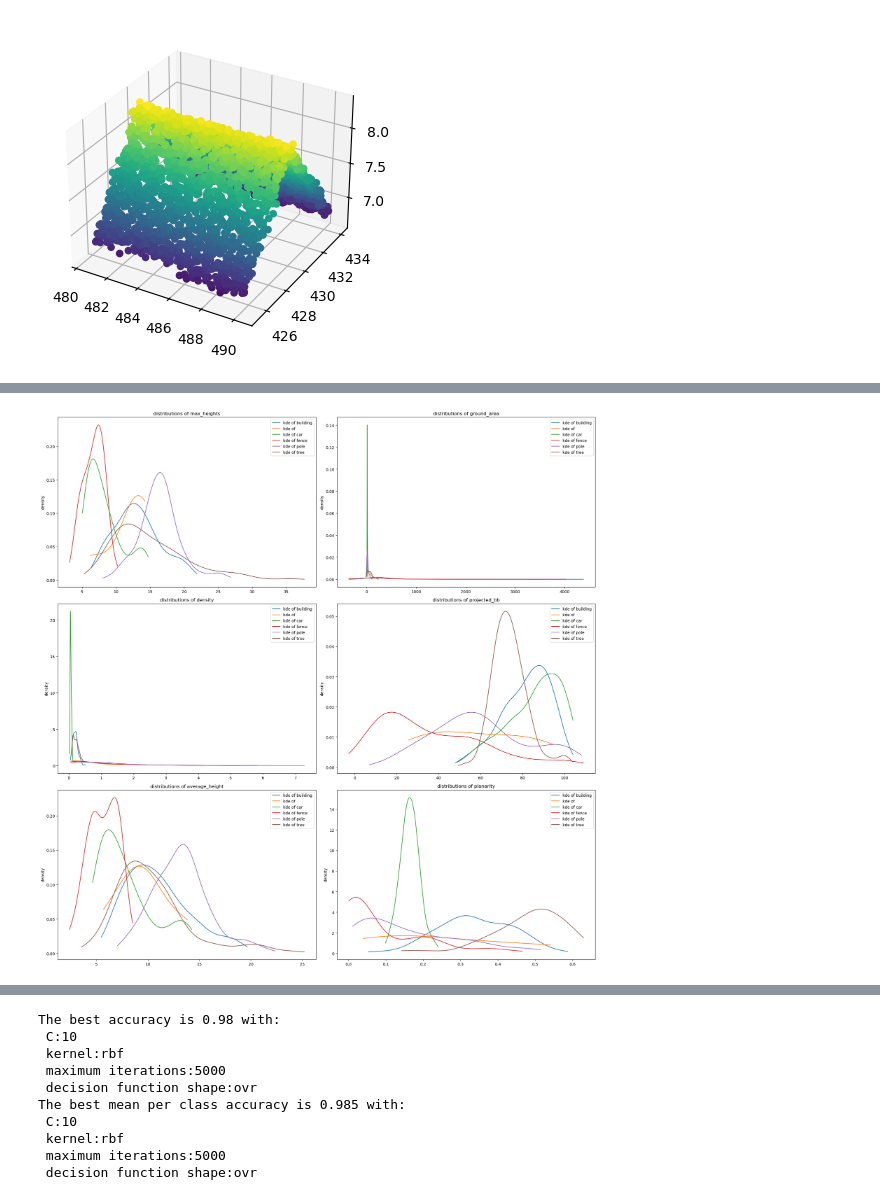
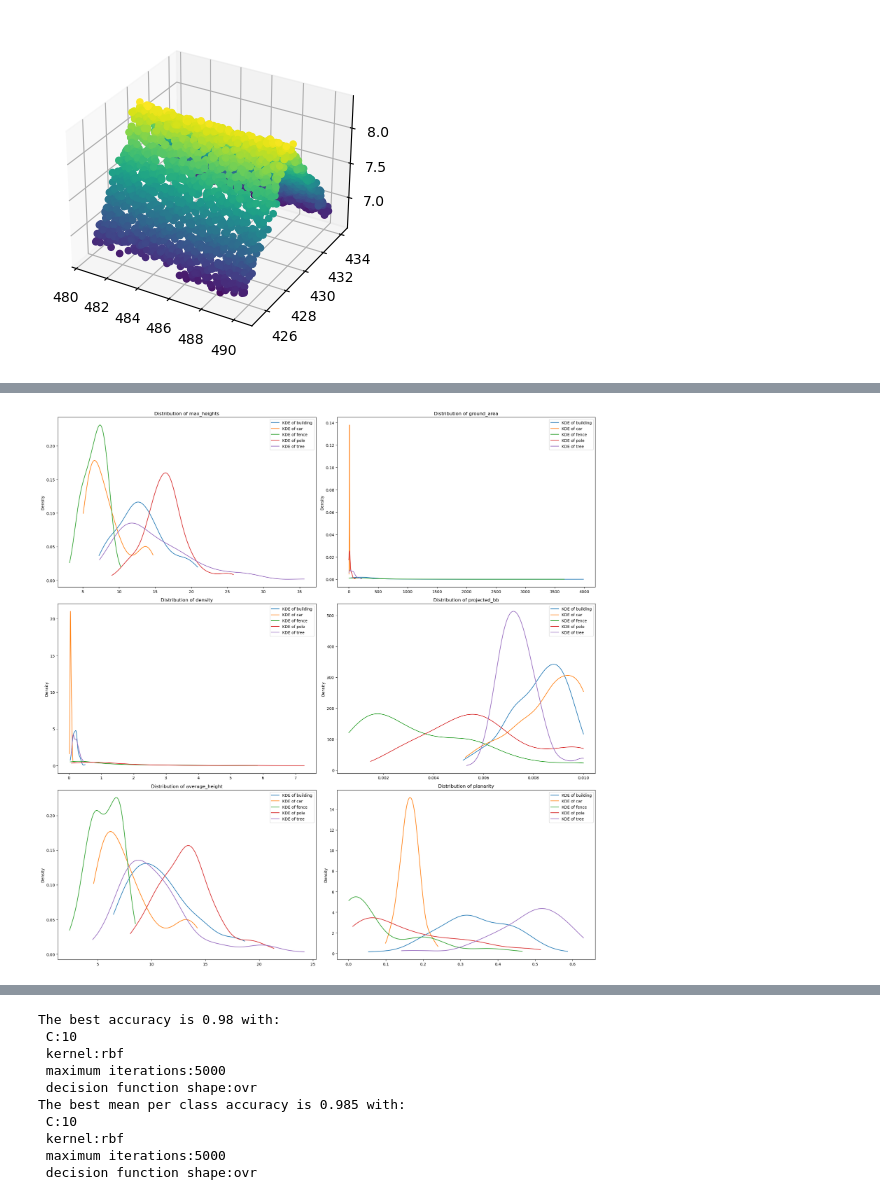
Before and after one commit to shreyakejriwal02/GEO5017_Group_13, a Jupyter notebook: Assignment_2.ipynb, the cells around one changed output, grey strips where cells are left out. Saved outputs shown, nothing was run; the diff lists cells and outputs as text; code cells hidden in the pictures.

```diff
--- a/Assignment_2.ipynb
+++ b/Assignment_2.ipynb
@@ -179,31 +187,61 @@ See the caveats in the documentation: https://pandas.pydata.org/pandas-docs/stab
 500 rows × 7 columns
 # %%
 def distributions(dataframe):
+    """
+    Plot distributions of features for each class in the given DataFrame.
 
-    fig, axs = plt.subplots(int((dataframe.shape[1]-1)/2), 2, figsize=(20, 20))
+    Parameters:
+    - dataframe (DataFrame): DataFrame containing features and labels.
+
+    Usage:
+    - Call this function with the DataFrame containing features and labels to plot distributions.
+    """
+    # Create subplots based on the number of features
+    fig, axs = plt.subplots(int(np.ceil((dataframe.shape[1] - 1) / 2)), 2, figsize=(20, 20))
+
+    # Get unique class names
     class_names = dataframe['label'].unique()
+
+    # Iterate over subplots
     for i, ax in enumerate(axs.flatten()):
-        feature_names = dataframe.columns.unique()
-        data_name = feature_names[i]
+        # Stop plotting if all features have been plotted
+        if i >= dataframe.shape[1] - 1:
+            break
+
+        # Get the name of the feature to plot
+        feature_name = dataframe.columns[i]
+
+        # Plot KDE for each class
         for class_name in class_names:
-            data = dataframe[dataframe['label'] == class_name][data_name]
+            # Select data points for the current class
+            data = dataframe.loc[dataframe['label'] == class_name, feature_name]
 
-            mean, std_dev = np.mean(data), np.std(data)
-            range = max(data) - min(data)
+            # Calculate KDE
+            kde = gaussian_kde(data)
 
-            x = np.linspace(min(data)-int(range/10), max(data)+int(range/10), 1000)
-            pdf = norm.pdf(x, loc=mean, scale=std_dev)
-            kde = gaussian_kde(data)
+            # Generate x values for plotting
+            x = np.linspace(data.min(), data.max(), 1000)
+
+            # Plot KDE
+            ax.plot(x, kde(x), label=f'KDE of {class_name}')
+
+            # OPTIONAL Plot pdf
+            # mean, std_dev = np.mean(data), np.std(data)
+            # pdf = norm.pdf(x, loc=mean, scale=std_dev)
             # ax.plot(x, pdf, label=f'pdf of {class_name}')
-            ax.plot(x, kde(x), label=f'kde of {class_name}')
+
+            # OPTIONAL Plot histogram
             # ax.hist(data, bins=20, density=True, label=f'histogram of {class_name}')
-        ax.set_title(f'distributions of {data_name}')
+
+        # Set title and labels
+        ax.set_title(f'Distribution of {feature_name}')
         ax.legend()
-        ax.set_ylabel(f'density')
+        ax.set_ylabel('Density')
 
+    # Adjust layout and display plot
     plt.tight_layout()
     plt.show()
 
 distributions(df_features)
 # %% [output]
-[figure, old version]
+[figure, new version]
```
Also changed, not shown: parts of 15 cells of this notebook.
